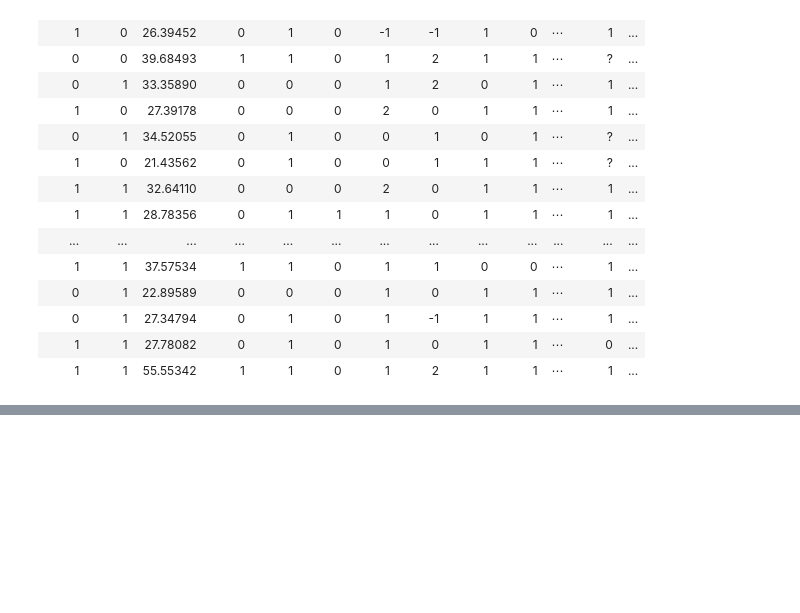
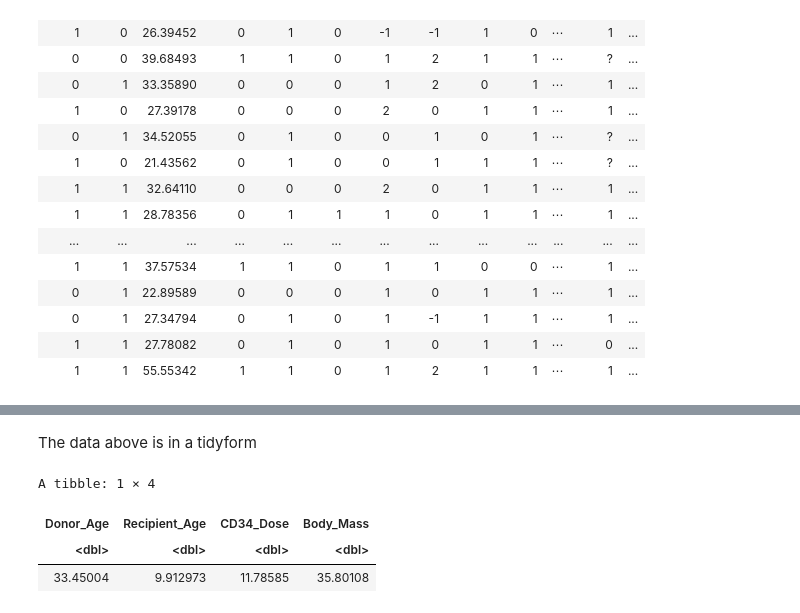
Before and after one commit to rishiiii3/dsci-100-2023S-group-67, a Jupyter notebook: Bone Marrow Analysis.ipynb, the cells around one changed output, grey strips where cells are left out. Cells and saved outputs as stored; diff of their text form; code cells hidden in the pictures; blank space fills up the shorter version.

```diff
--- a/Bone Marrow Analysis.ipynb
+++ b/Bone Marrow Analysis.ipynb
@@ -44,0 +99,12 @@ A spec_tbl_df: 187 × 37
+# %% [markdown]
+The data above is in a tidyform
+# %%
+
+mean_predictors <- bone_marrow_clean |>
+summarize(across(Donor_Age:Body_Mass, mean, na.rm = TRUE))
+mean_predictors
+# %% [output]
+A tibble: 1 × 4
+| Donor_Age | Recipient_Age | CD34_Dose | Body_Mass |
+| <dbl> | <dbl> | <dbl> | <dbl> |
+| 33.45004 | 9.912973 | 11.78585 | 35.80108 |
```
Also changed, not shown: parts of 8 cells of this notebook.
